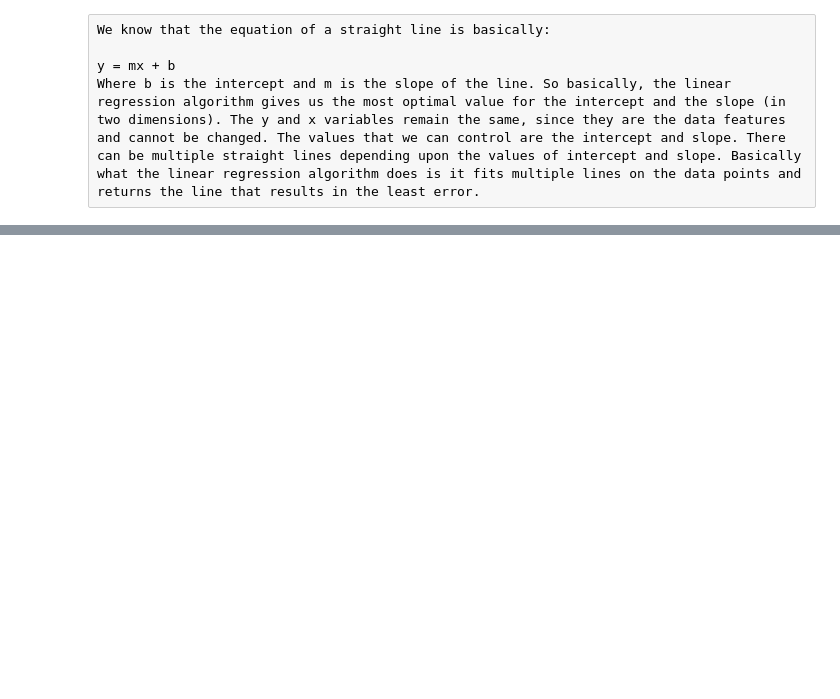
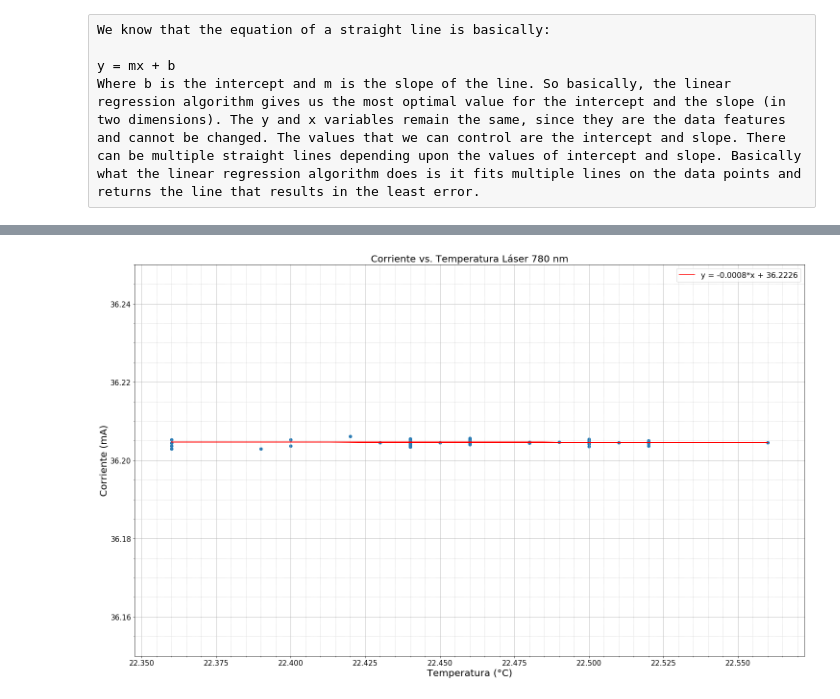
Before and after one commit to Magnus512/Jupyter, a Jupyter notebook: Temperatura780.ipynb, the cells around one changed output, grey strips where cells are left out. Saved outputs shown, nothing was run; the diff lists cells and outputs as text; code cells hidden in the pictures; blank space fills up the shorter version.

```diff
--- a/Temperatura780.ipynb
+++ b/Temperatura780.ipynb
@@ -95,0 +131,2 @@ plt.show()
+# %%
+df_binarysep.fillna(method ='ffill', inplace = True)
@@ -95,0 +158,23 @@ plt.show()
+# %%
+y_pred = regr.predict(X_test)
+
+plt.figure(figsize=(25,15))
+plt.title('Corriente vs. Temperatura Láser 780 nm', fontsize=20)
+plt.minorticks_on()
+plt.grid(which='major',linestyle='-')
+plt.grid(which='minor',linestyle=':')
+plt.xlabel('Temperatura (°C)', fontsize=20)
+plt.ylabel('Corriente (mA)', fontsize=20)
+plt.tick_params(axis='both', labelsize=15)
+plt.scatter(X_test, y_test)
+plt.plot(X_test, y_pred, color ='r', label = "y = -0.0008*x + 36.2226")
+plt.legend(prop={'size': 16})
+plt.ylim(36.15,36.25)
+#plt.xlim(0,170)
+plt.savefig('Graphs/Temp780nmVentilador.jpg')
+#plt.errorbar(X_test,y_pred, yerr=devst ,label='Corriente Promedio', linestyle='dashed',marker='o')
+
+plt.show()
+# Data scatter of predicted values
+# %% [output]
+[figure, added]
```
Also changed, not shown: parts of 8 cells of this notebook, 26 other files.
